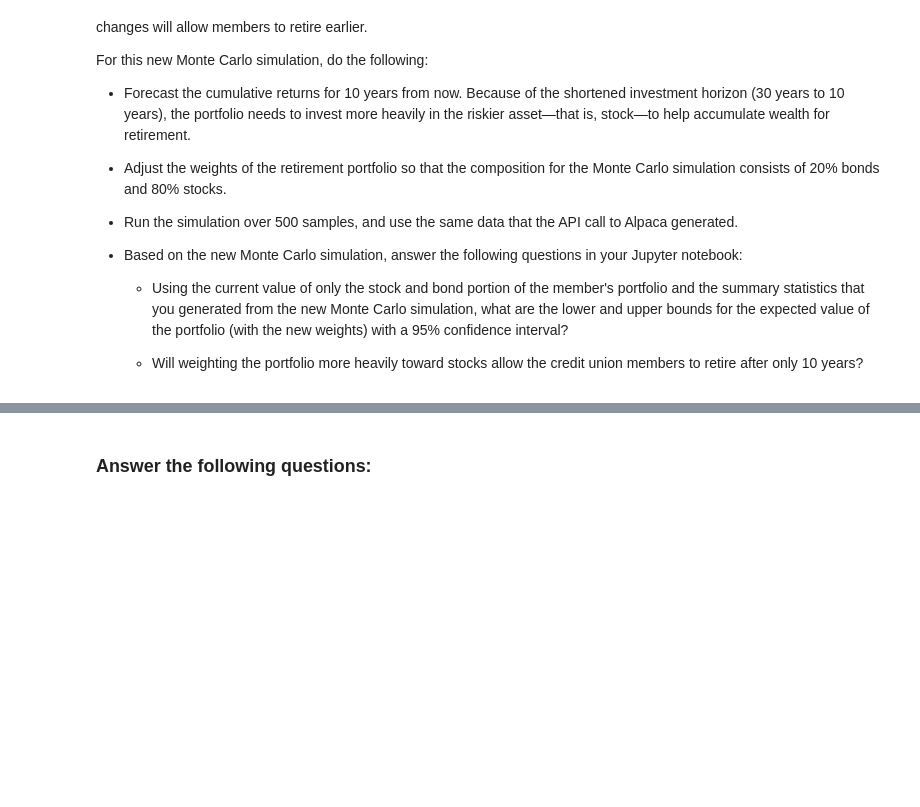
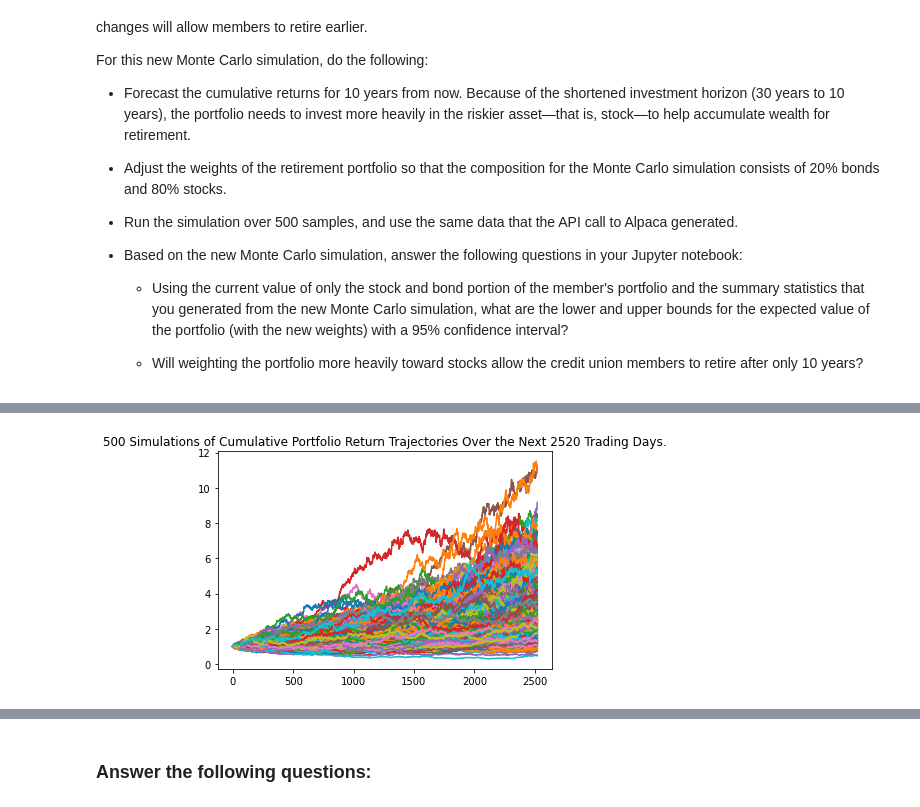
Before and after one commit to danicavalera/Financial_Planning, a Jupyter notebook: Assignment/financial_planning_tools.ipynb, the cells around one changed output, grey strips where cells are left out. Drawn from its saved outputs; the diff is of its cells as text; code cells hidden in the pictures; blank space fills up the shorter version.

```diff
--- a/Assignment/financial_planning_tools.ipynb
+++ b/Assignment/financial_planning_tools.ipynb
@@ -632,7 +632,12 @@ For this new Monte Carlo simulation, do the following:
 # Configure a Monte Carlo simulation to forecast 10 years cumulative returns
 # The weights should be split 20% to AGG and 80% to SPY.
 # Run 500 samples.
-# YOUR CODE HERE
+MC_tenyear = MCSimulation(
+  portfolio_data = prices_merged,
+  weights = [.20, .80],
+  num_simulation = 500,
+  num_trading_days = 252 * 10
+)
 
 # Review the simulation input data
-# YOUR CODE HERE
+MC_thirtyyear.portfolio_data
@@ -642,7 +687,9 @@ For this new Monte Carlo simulation, do the following:
 # %%
 # Visualize the 10-year Monte Carlo simulation by creating an
 # overlay line plot
-# YOUR CODE HERE
+MC_ten_line_plot = MC_tenyear.plot_simulation()
+# %% [output]
+[figure, added]
 # %%
 # Visualize the probability distribution of the 10-year Monte Carlo simulation
 # by plotting a histogram
```
Also changed, not shown: parts of 8 cells of this notebook.
